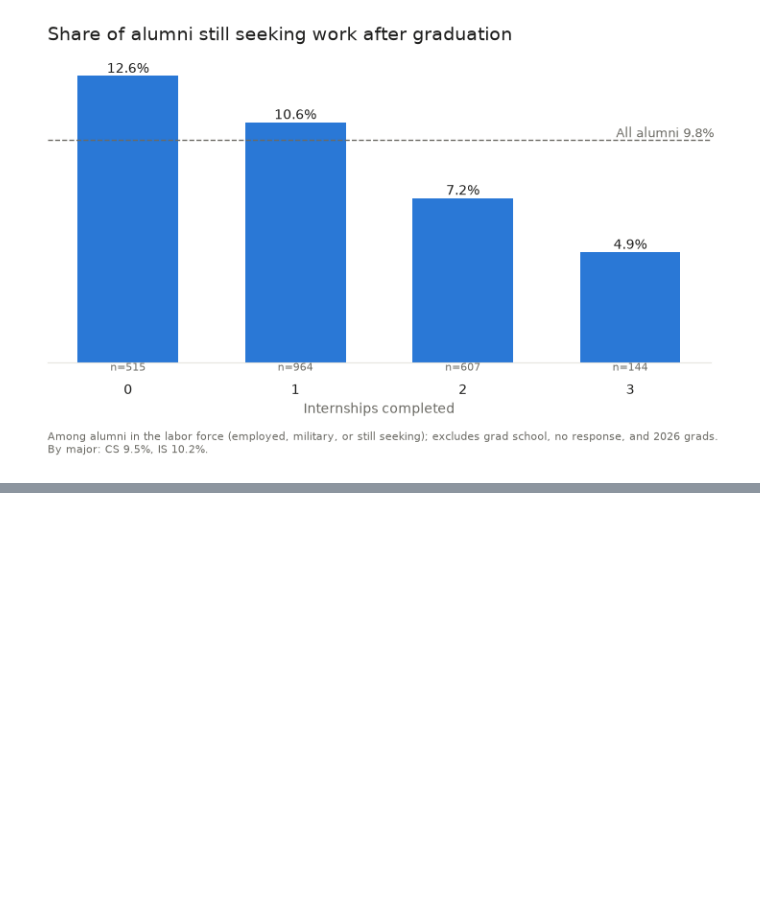
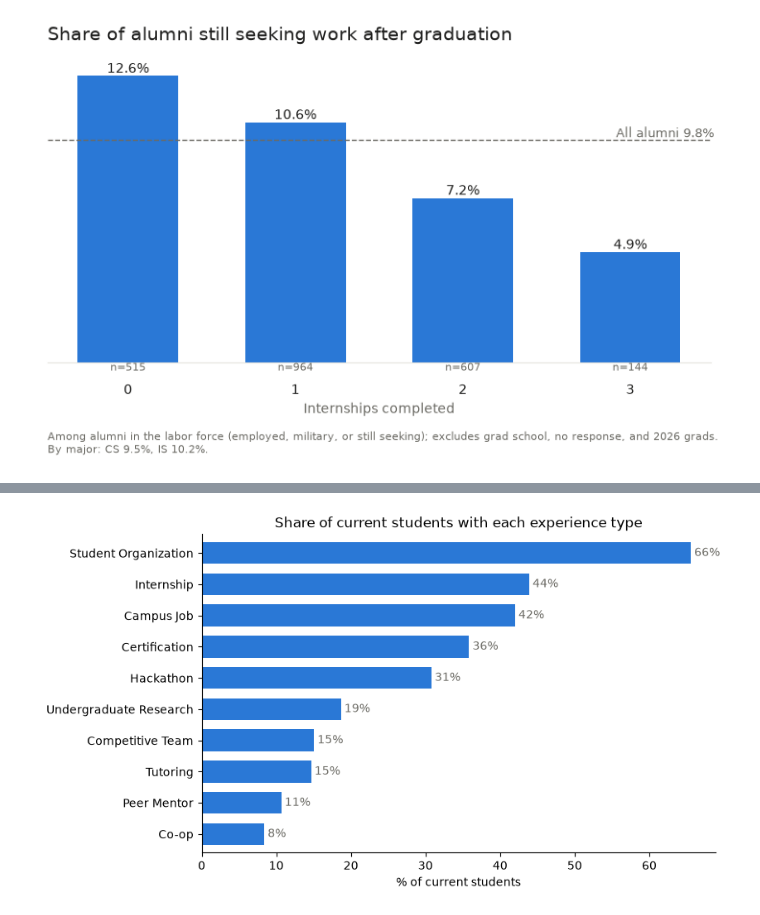
Before and after one commit to WestphalianFresco/TSWhackUMBC, a Jupyter notebook: dataset_analysis.ipynb, the cells around one changed output, grey strips where cells are left out. Cells and saved outputs as stored; diff of their text form; code cells hidden in the pictures; blank space fills up the shorter version.

```diff
--- a/dataset_analysis.ipynb
+++ b/dataset_analysis.ipynb
@@ -37,7 +37,7 @@ file_names = ["alumni.csv", "course_catalog.csv", "employment_history.csv", "stu
 
 dfs = []
 for file_name in file_names:
-    dfs.append(pd.read_csv(os.path.join(dir_path, file_name)))
+    dfs.append(pd.read_csv(os.path.join(dir_path, file_name), na_values="Not Applicable"))
 
 df_alum, df_catalog, df_employ, df_studexp, df_studcurr, df_trans = dfs
 # %%
@@ -553,0 +579,11 @@ plt.show()
+# %%
+df_expcurr = df_studexp[df_studexp["campus_id"].isin(df_studcurr["campus_id"])]
+pct_curr = df_expcurr.groupby("experience_type")["campus_id"].nunique() / len(df_studcurr) * 100
+
+ax = pct_curr.sort_values().plot.barh(color=SERIES_COLORS[0], figsize=(8, 5), width=0.7)
+ax.bar_label(ax.containers[0], fmt="%.0f%%", padding=3, color=INK_MUTED)
+ax.set(xlabel="% of current students", ylabel="", title="Share of current students with each experience type")
+ax.spines[["top", "right"]].set_visible(False)
+plt.show()
+# %% [output]
+[figure, added]
```
Also changed, not shown: parts of 5 cells of this notebook, 2 other files.
